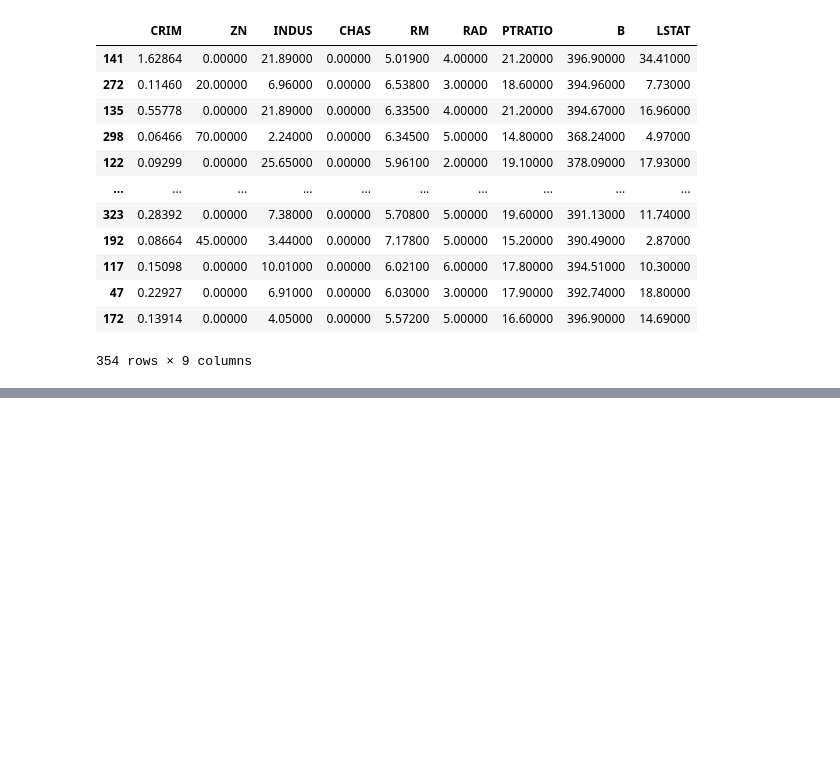
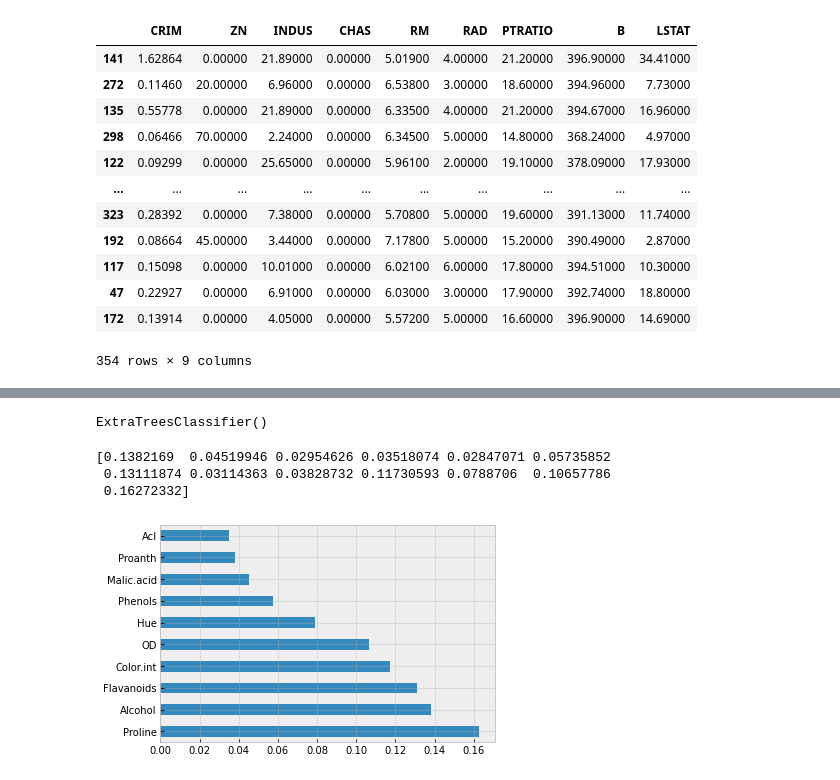
Before and after one commit to behzad89/SQL_GDAL_Commnds, a Jupyter notebook: ML_codes/[Data] Feature Engneering/06_Feature Selection.ipynb, the cells around one changed output, grey strips where cells are left out. Cells and saved outputs as stored; diff of their text form; code cells hidden in the pictures; blank space fills up the shorter version.

```diff
--- a/ML_codes/[Data] Feature Engneering/06_Feature Selection.ipynb
+++ b/ML_codes/[Data] Feature Engneering/06_Feature Selection.ipynb
@@ -162,0 +191,3 @@ X_train.drop(corr_features,axis=1)
+# %%
+df=pd.read_csv('https://gist.githubusercontent.com/tijptjik/9408623/raw/b237fa5848349a14a14e5d4107dc7897c21951f5/wine.csv')
+df.head()
@@ -162,0 +531,20 @@ X_train.drop(corr_features,axis=1)
+# %%
+from sklearn.ensemble import ExtraTreesClassifier
+# GridSearch CV  can be used to select the best paramaters
+model = ExtraTreesClassifier()
+model.fit(X,y)
+# %% [output]
+ExtraTreesClassifier()
+# %%
+print(model.feature_importances_) #use inbuilt class feature_importances of tree based classifiers
+# %% [output]
+[0.1382169  0.04519946 0.02954626 0.03518074 0.02847071 0.05735852
+ 0.13111874 0.03114363 0.03828732 0.11730593 0.0788706  0.10657786
+ 0.16272332]
+# %%
+#plot graph of feature importances for better visualization
+feat_importances = pd.Series(model.feature_importances_, index=X.columns)
+feat_importances.nlargest(10).plot(kind='barh')
+plt.show()
+# %% [output]
+[figure, added]
```
Also changed, not shown: parts of 44 cells of this notebook.
